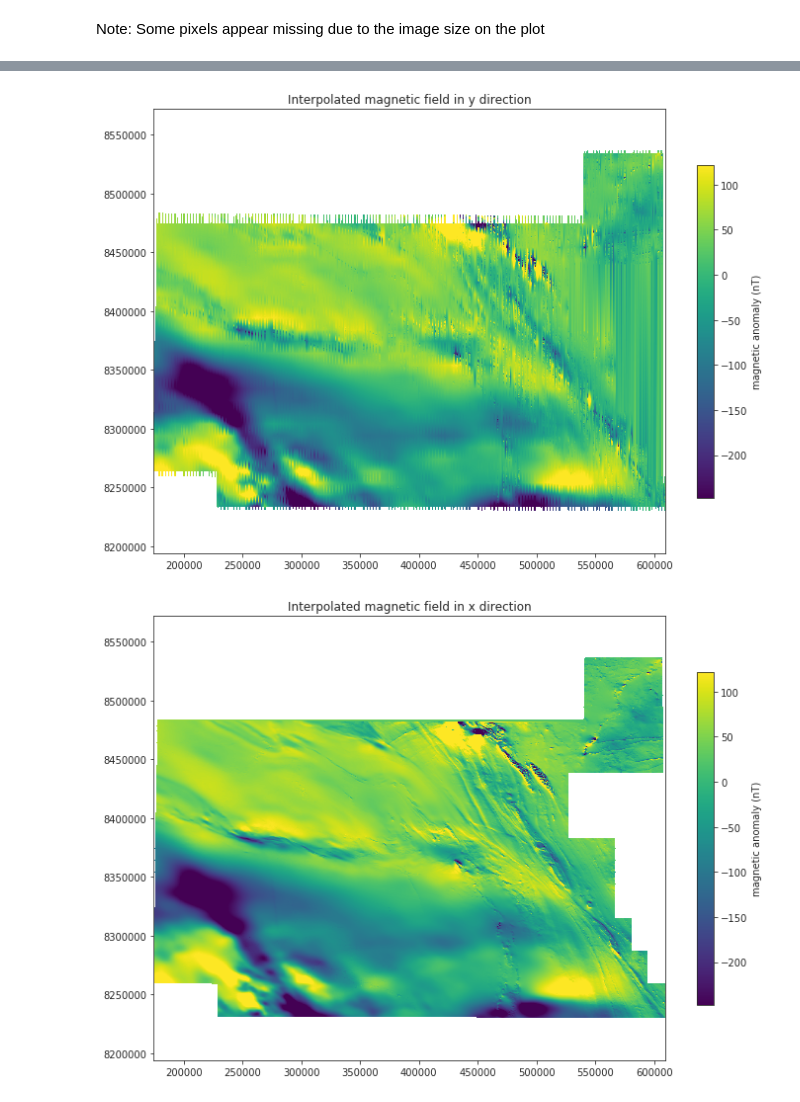
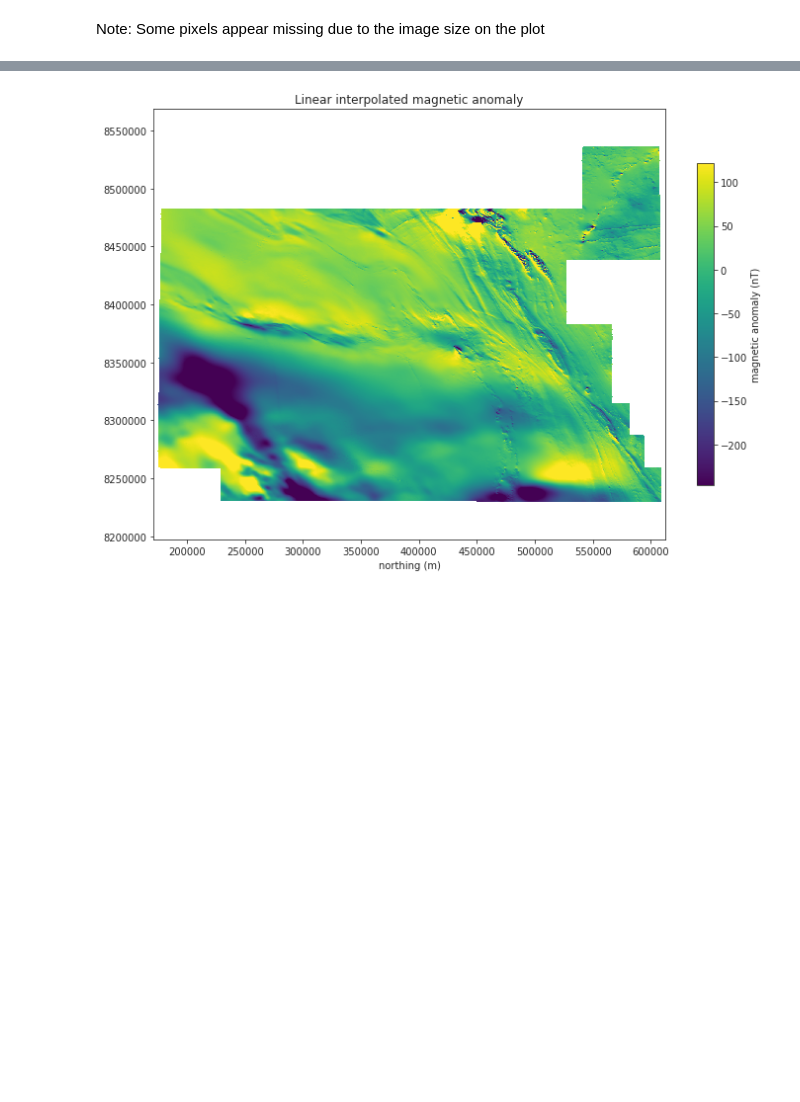
Before and after one commit to rmorel/grid-aeromag, a Jupyter notebook: notebooks/0.5-rm-linear-interpolation.ipynb, the cells around one changed output, grey strips where cells are left out. Cells and saved outputs as stored; diff of their text form; code cells hidden in the pictures; blank space fills up the shorter version.

Commit message:
2D linear interpolation using scipy

```diff
--- a/notebooks/0.5-rm-linear-interpolation.ipynb
+++ b/notebooks/0.5-rm-linear-interpolation.ipynb
@@ -52,0 +82,5 @@ from scipy.interpolate import interp1d
+# %%
+%%time
+
+# I'll use a linear interpolator with Delaunay triangulation
+linear_interpolator = LinearNDInterpolator((data['x'], data['y']), data['data'], fill_value=np.nan)
@@ -52,0 +90,6 @@ from scipy.interpolate import interp1d
+# %%
+%%time
+# Coordinates for interpolation
+X, Y = np.meshgrid(x,y)
+
+interpolated = linear_interpolator(X,Y)
@@ -53,26 +132,18 @@ from scipy.interpolate import interp1d
+# %%
+# Masked final linear interpolated magnetic field
+final = np.ma.array(interpolated, mask=mask)
 # %%
-interp = {}
-
-interp['y'] = np.array([np.interp(y, xp=y[~np.isnan(row)], fp=row[~np.isnan(row)],
-                               left=np.nan, right=np.nan) for row in img])
-
-interp['x'] = np.array([np.interp(x, xp=x[~np.isnan(col)], fp=col[~np.isnan(col)],
-                               left=np.nan, right=np.nan) for col in img.T]).T
-
-
-for axis in interp:
-    plt.figure(figsize=(10,7))
-    ax = plt.subplot(111)
-    extent=[x.min(),x.max(), y.min(), y.max()]
-    ax.set_title('Interpolated magnetic field in {} direction'.format(axis))
-    im = ax.imshow(interp[axis].T, interpolation='none', aspect='auto',
-               vmin=vmin, vmax=vmax, cmap='viridis',
-               extent=extent)
-    plt.colorbar(im, shrink=0.75, label='magnetic anomaly (nT)')
-    ax.set_aspect('equal', 'datalim')
-    plt.tight_layout()
-    plt.show()
-    plt.close();
+plt.figure(figsize=(10,7))
+ax = plt.subplot(111)
+extent=[x.min(),x.max(), y.min(), y.max()]
+ax.set_title('Linear interpolated magnetic anomaly')
+im = ax.imshow(final, interpolation='none', aspect='auto',
+           vmin=vmin, vmax=vmax, cmap='viridis',
+           extent=extent)
+plt.colorbar(im, shrink=0.75, label='magnetic anomaly (nT)')
+ax.set_aspect('equal', 'datalim')
+plt.xlabel('easting (m)')
+plt.xlabel('northing (m)')
+plt.tight_layout();
 # %% [output]
-[figure, old version]
+[figure, new version]
-[figure, removed]
```
Also changed, not shown: parts of 11 cells of this notebook.
